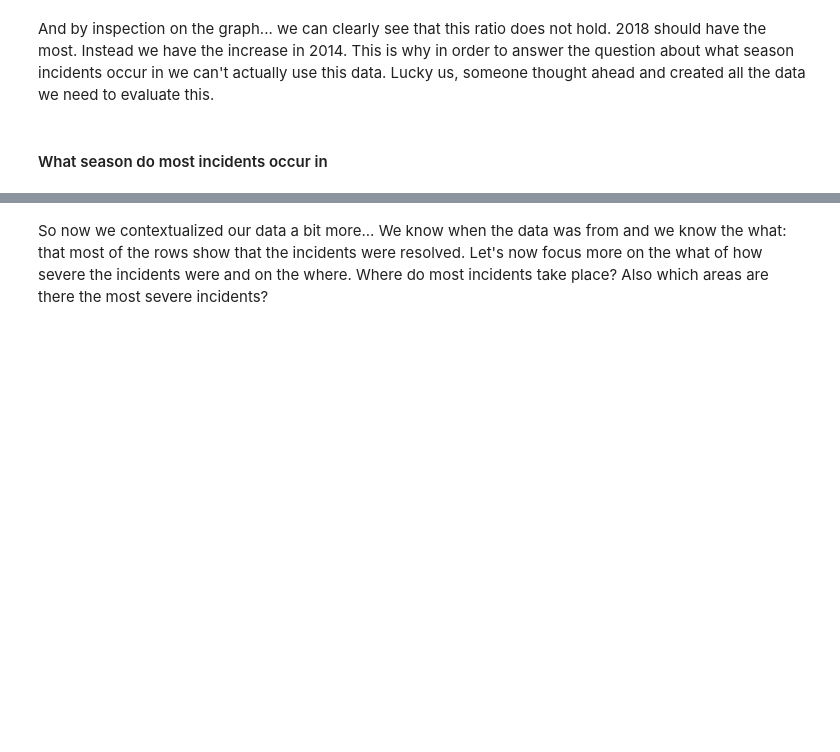
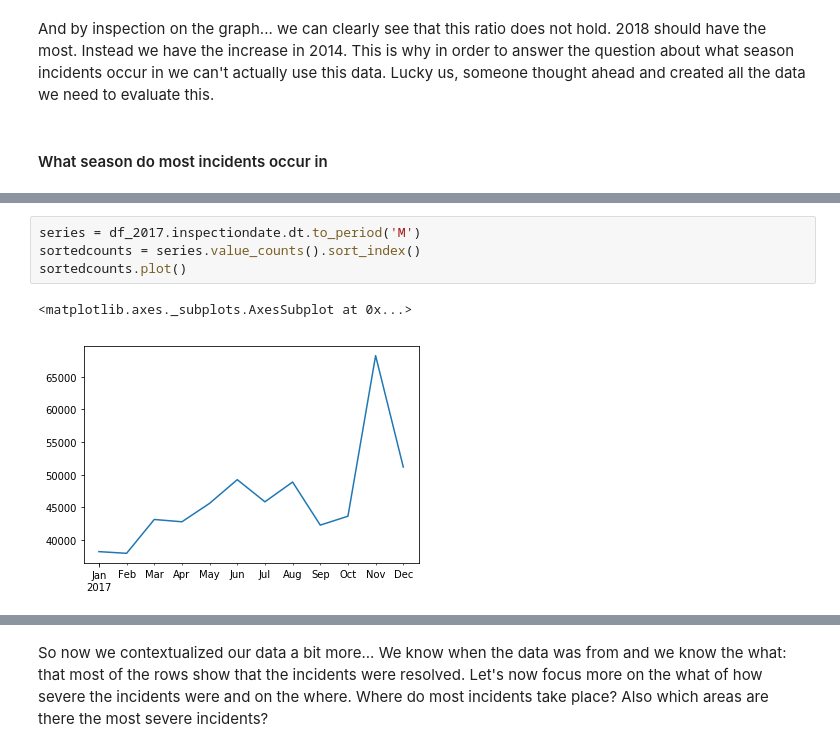
Before and after one commit to harisx91/NYCHousingMaintenanceCodeProject, a Jupyter notebook: notebooks/HousingViolationDataSetEda.ipynb, the cells around one changed output, grey strips where cells are left out. Drawn from its saved outputs; the diff is of its cells as text; blank space fills up the shorter version.

```diff
--- a/notebooks/HousingViolationDataSetEda.ipynb
+++ b/notebooks/HousingViolationDataSetEda.ipynb
@@ -131,0 +141,7 @@ And by inspection on the graph... we can clearly see that this ratio does not ho
+# %%
+series = df_2017.inspectiondate.dt.to_period('M')
+sortedcounts = series.value_counts().sort_index()
+sortedcounts.plot()
+# %% [output]
+<matplotlib.axes._subplots.AxesSubplot at 0x...>
+[figure, added]
```
Also changed, not shown: parts of 5 cells of this notebook, 1 other file.
